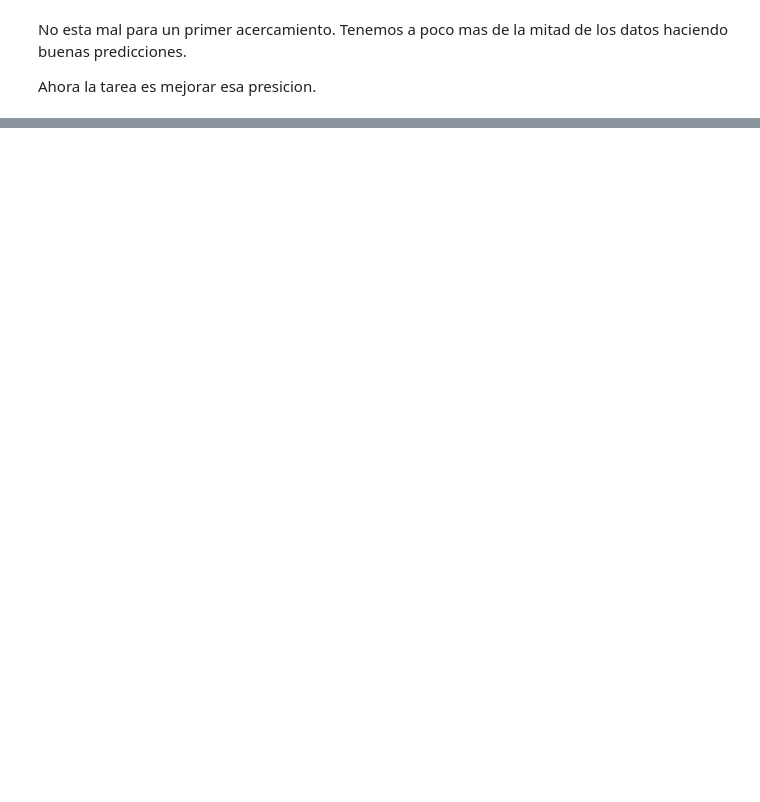
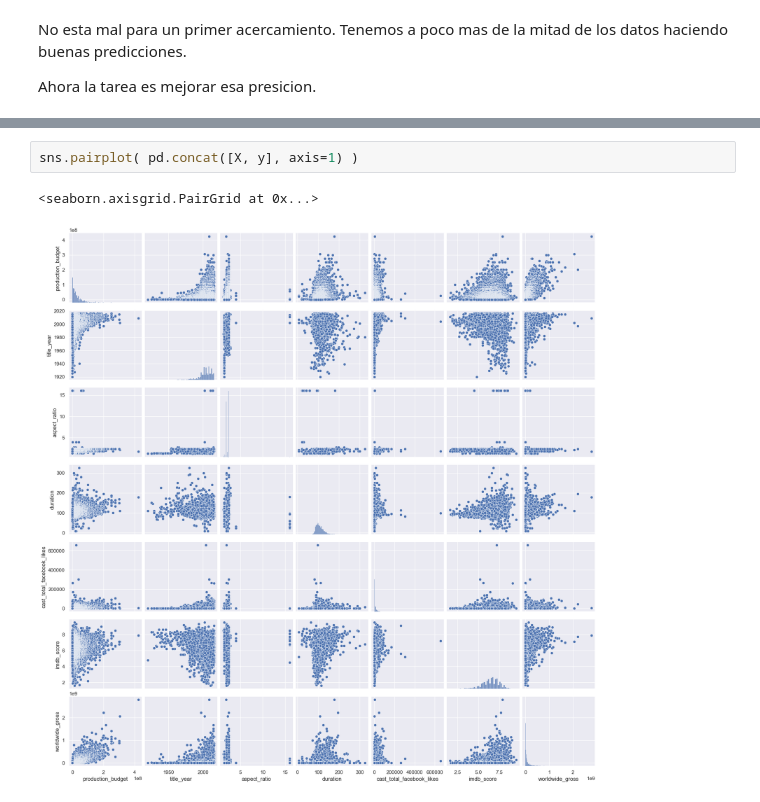
Before and after one commit to dLeandroT/ML_aplicado_recordando, a Jupyter notebook: notebooks/2_Modelado.ipynb, the cells around one changed output, grey strips where cells are left out. Saved outputs shown, nothing was run; the diff lists cells and outputs as text; blank space fills up the shorter version.

```diff
--- a/notebooks/2_Modelado.ipynb
+++ b/notebooks/2_Modelado.ipynb
@@ -122,0 +142,5 @@ Ahora la tarea es mejorar esa presicion.
+# %%
+sns.pairplot( pd.concat([X, y], axis=1) )
+# %% [output]
+<seaborn.axisgrid.PairGrid at 0x...>
+[figure, added]
```
Also changed, not shown: parts of 16 cells of this notebook.
